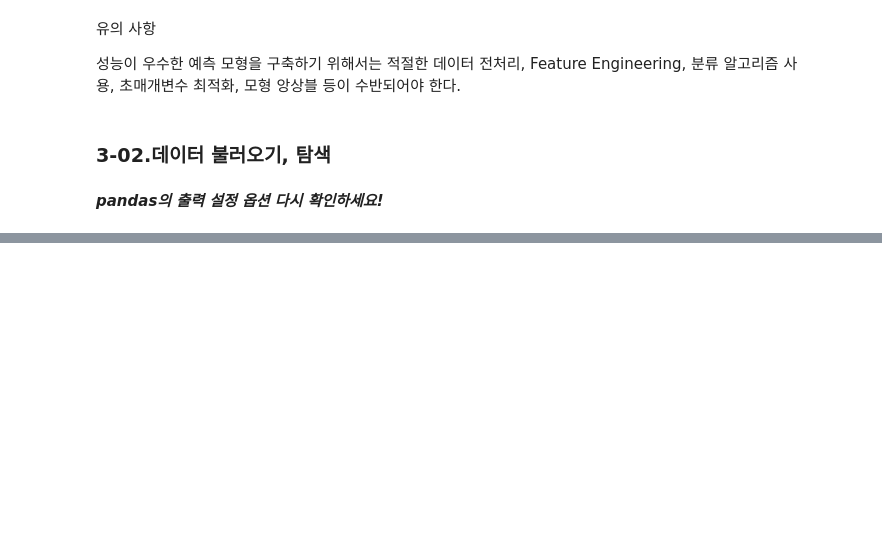
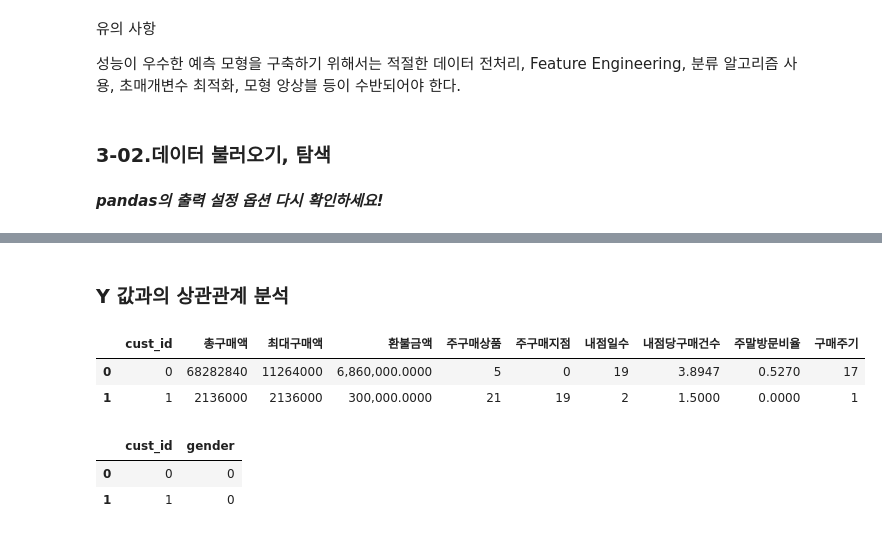
Before and after one commit to steve-park/data-engineering, a Jupyter notebook: 빅분기 기출문제/BigData_example0_예시문제_LAB.ipynb, the cells around one changed output, grey strips where cells are left out. Drawn from its saved outputs; the diff is of its cells as text; code cells hidden in the pictures; blank space fills up the shorter version.

```diff
--- a/빅분기 기출문제/BigData_example0_예시문제_LAB.ipynb
+++ b/빅분기 기출문제/BigData_example0_예시문제_LAB.ipynb
@@ -45,0 +240,2 @@ pd.set_option('display.float_format', '{:.4f}'.format)
+# %%
+dfX['환불금액'] = dfX['환불금액'].mask(dfX['환불금액'].isna(), dfX['환불금액'].mean())
@@ -45,0 +293,5 @@ pd.set_option('display.float_format', '{:.4f}'.format)
+# %%
+from sklearn.preprocessing import LabelEncoder
+
+dfX['주구매상품'] = LabelEncoder().fit_transform(dfX['주구매상품'])
+dfX['주구매지점'] = LabelEncoder().fit_transform(dfX['주구매지점'])
@@ -45,0 +318,14 @@ pd.set_option('display.float_format', '{:.4f}'.format)
+# %% [markdown]
+### Y 값과의 상관관계 분석
+# %%
+dfX.head(2)
+# %% [output]
+|  | cust_id | 총구매액 | 최대구매액 | 환불금액 | 주구매상품 | 주구매지점 | 내점일수 | 내점당구매건수 | 주말방문비율 | 구매주기 |
+| 0 | 0 | 68282840 | 11264000 | 6,860,000.0000 | 5 | 0 | 19 | 3.8947 | 0.5270 | 17 |
+| 1 | 1 | 2136000 | 2136000 | 300,000.0000 | 21 | 19 | 2 | 1.5000 | 0.0000 | 1 |
+# %%
+Y.head(2)
+# %% [output]
+|  | cust_id | gender |
+| 0 | 0 | 0 |
+| 1 | 1 | 0 |
```
Also changed, not shown: parts of 47 cells of this notebook, 4 other files.
